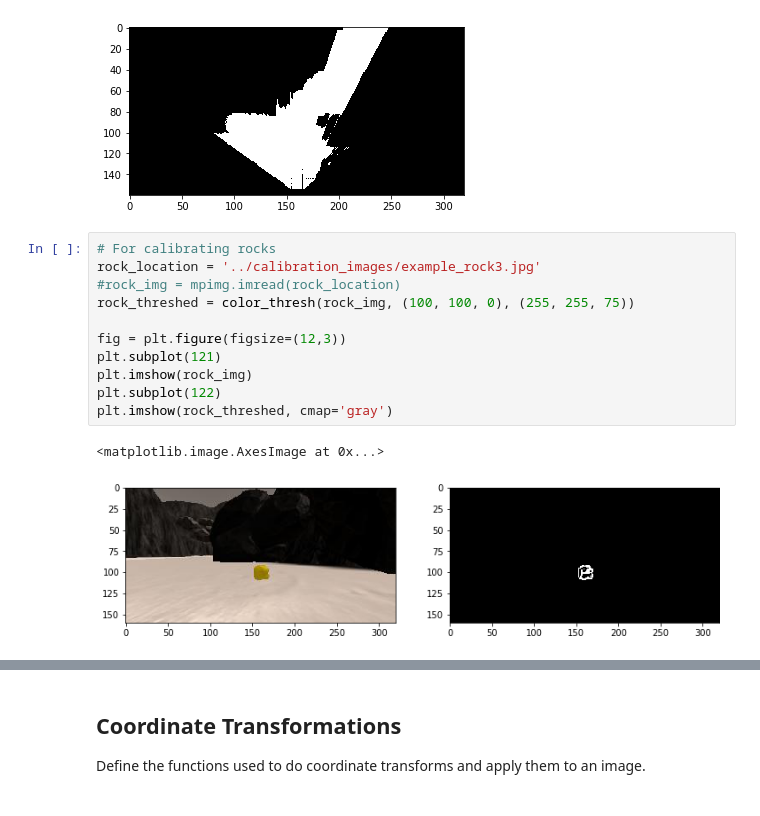
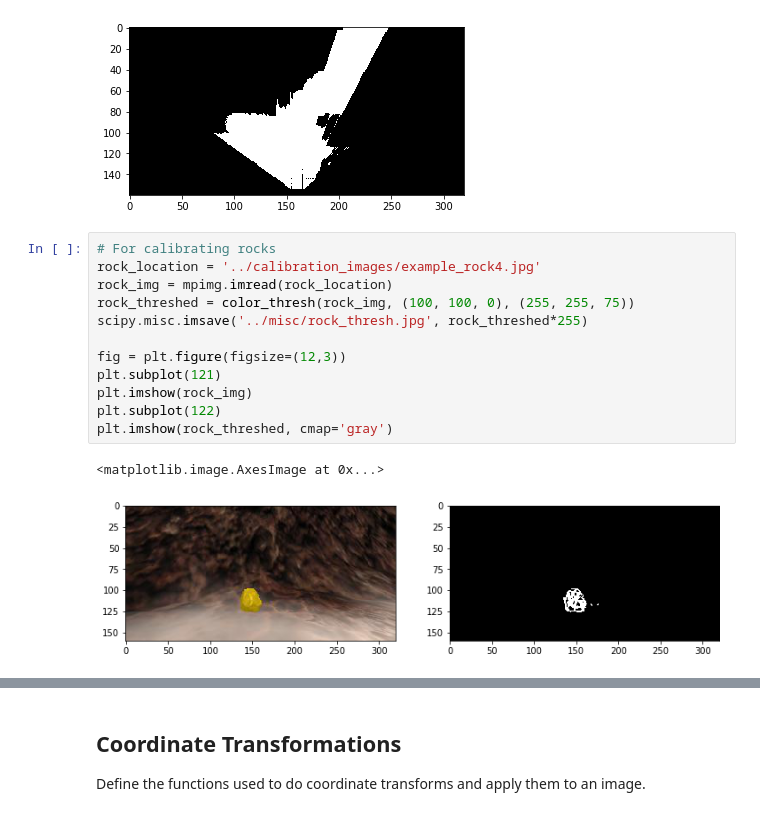
Before and after one commit to Gourdam/RoboND-Rover-Project, a Jupyter notebook: code/Rover_Project_Test_Notebook.ipynb, the cells around one changed output, grey strips where cells are left out. Drawn from its saved outputs; the diff is of its cells as text.

```diff
--- a/code/Rover_Project_Test_Notebook.ipynb
+++ b/code/Rover_Project_Test_Notebook.ipynb
@@ -137,18 +137,19 @@ plt.imshow(threshed, cmap='gray')
 [figure]
 # %%
 # For calibrating rocks
-rock_location = '../calibration_images/example_rock3.jpg'
-#rock_img = mpimg.imread(rock_location)
+rock_location = '../calibration_images/example_rock4.jpg'
+rock_img = mpimg.imread(rock_location)
 rock_threshed = color_thresh(rock_img, (100, 100, 0), (255, 255, 75))
+scipy.misc.imsave('../misc/rock_thresh.jpg', rock_threshed*255)
 
 fig = plt.figure(figsize=(12,3))
 plt.subplot(121)
 plt.imshow(rock_img)
 plt.subplot(122)
 plt.imshow(rock_threshed, cmap='gray')
 # %% [output]
 <matplotlib.image.AxesImage at 0x...>
-[figure, old version]
+[figure, new version]
 # %%
 # For calibrating obstacles
 # For calibrating rocks
```
Also changed, not shown: parts of 4 cells of this notebook, 7 other files.
